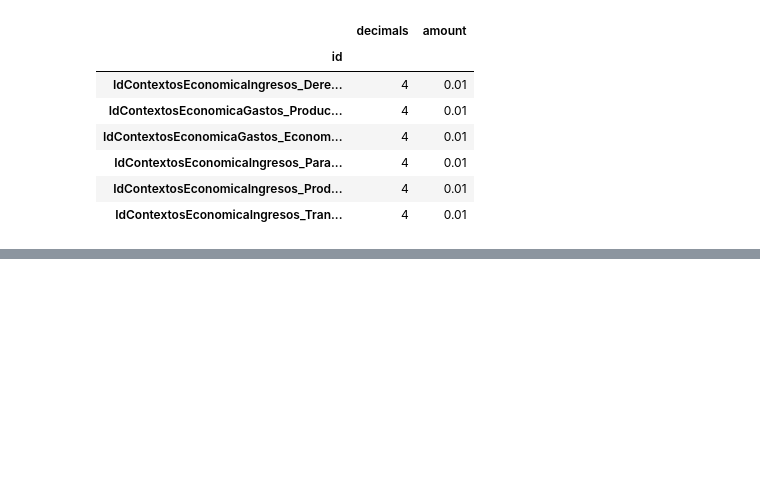
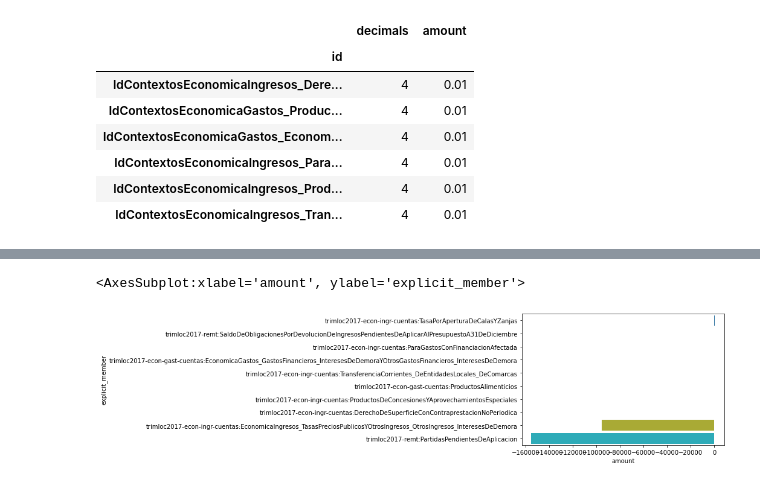
Before and after one commit to CrisKrus/kaggle, a Jupyter notebook: 05-open-data/teruel/analysis.ipynb, the cells around one changed output, grey strips where cells are left out. Drawn from its saved outputs; the diff is of its cells as text; code cells hidden in the pictures; blank space fills up the shorter version.

```diff
--- a/05-open-data/teruel/analysis.ipynb
+++ b/05-open-data/teruel/analysis.ipynb
@@ -221,0 +289,6 @@ group_payments_without_empties[group_payments_without_empties.amount == 0.01]
+# %%
+botton_10_explicit_member_payments = group_payments_by_explicit_member.tail(10)
+sns.barplot(x=botton_10_explicit_member_payments['amount'], y=botton_10_explicit_member_payments.index)
+# %% [output]
+<AxesSubplot:xlabel='amount', ylabel='explicit_member'>
+[figure, added]
```
Also changed, not shown: parts of 20 cells of this notebook, 7 other files.
